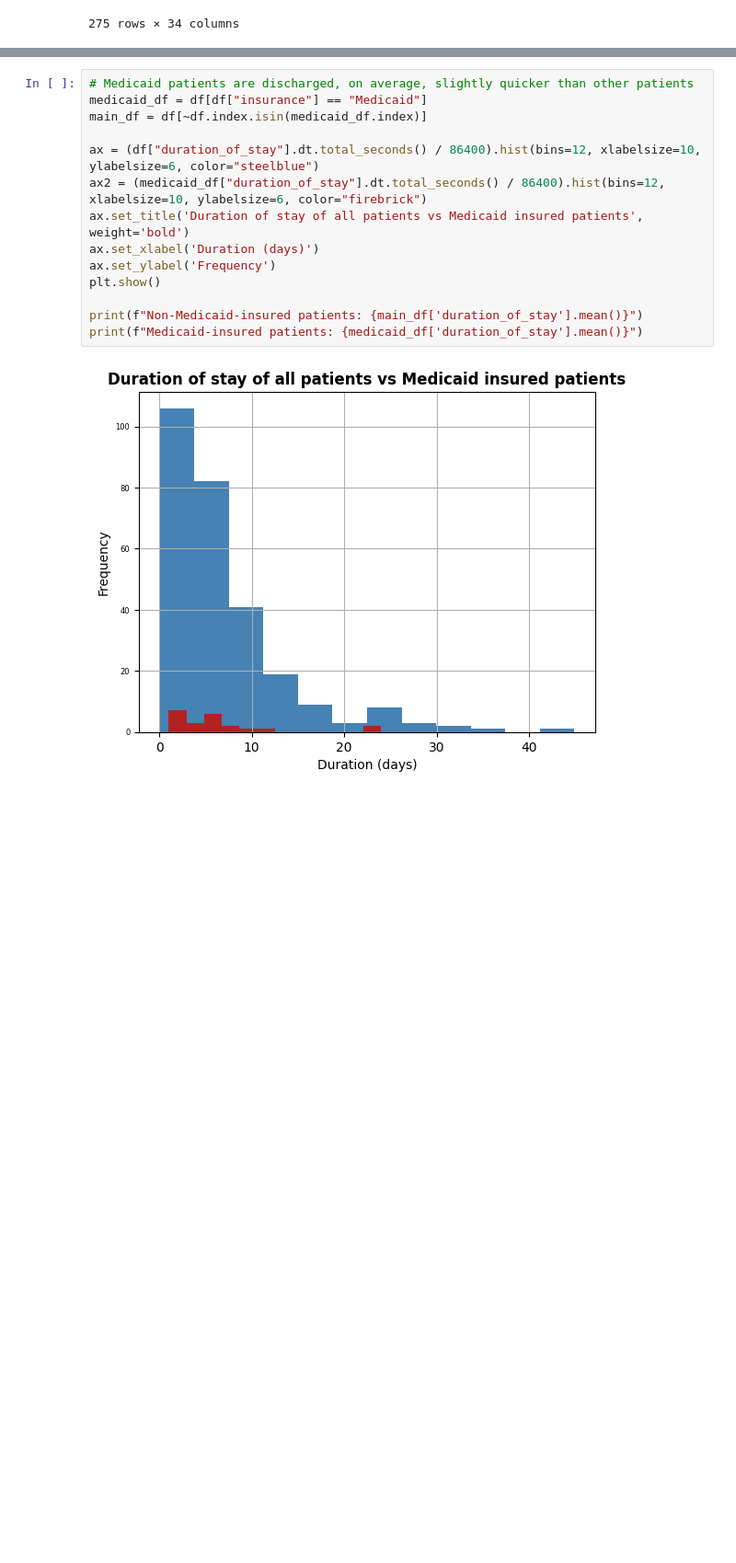
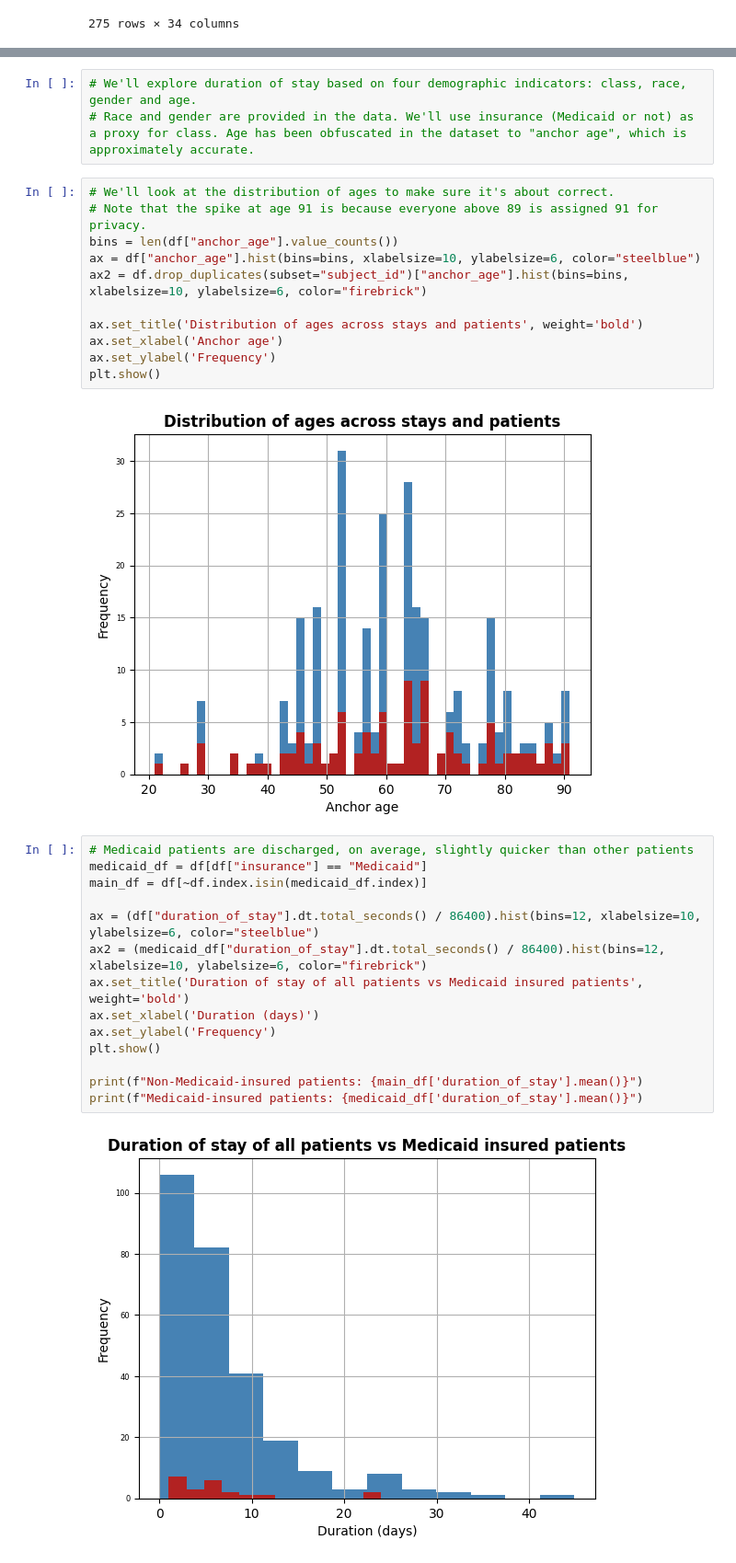
Before and after one commit to kkkarnav/MIMIC, a Jupyter notebook: 1_duration_of_stay.ipynb, the cells around one changed output, grey strips where cells are left out. Shown: that part at 92% size. Drawn from its saved outputs; the diff is of its cells as text; blank space fills up the shorter version.

Commit message:
feat: gender, age

```diff
--- a/1_duration_of_stay.ipynb
+++ b/1_duration_of_stay.ipynb
@@ -69,6 +81,22 @@ plt.grid(True)
 plt.show()
 # %% [output]
 [figure]
+# %%
+# We'll explore duration of stay based on four demographic indicators: class, race, gender and age.
+# Race and gender are provided in the data. We'll use insurance (Medicaid or not) as a proxy for class. Age has been obfuscated in the dataset to "anchor age", which is approximately accurate.
+# %%
+# We'll look at the distribution of ages to make sure it's about correct.
+# Note that the spike at age 91 is because everyone above 89 is assigned 91 for privacy.
+bins = len(df["anchor_age"].value_counts())
+ax = df["anchor_age"].hist(bins=bins, xlabelsize=10, ylabelsize=6, color="steelblue")
+ax2 = df.drop_duplicates(subset="subject_id")["anchor_age"].hist(bins=bins, xlabelsize=10, ylabelsize=6, color="firebrick")
+
+ax.set_title('Distribution of ages across stays and patients', weight='bold')
+ax.set_xlabel('Anchor age')
+ax.set_ylabel('Frequency')
+plt.show()
+# %% [output]
+[figure, added]
 # %%
 # Medicaid patients are discharged, on average, slightly quicker than other patients
 medicaid_df = df[df["insurance"] == "Medicaid"]
```
Also changed, not shown: parts of 13 cells of this notebook, 1 other file.
